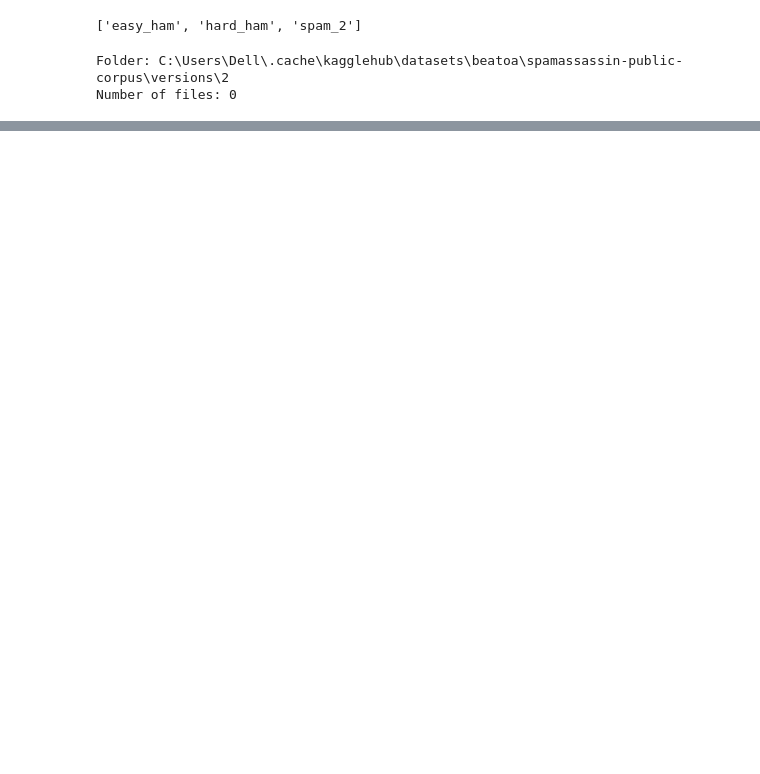
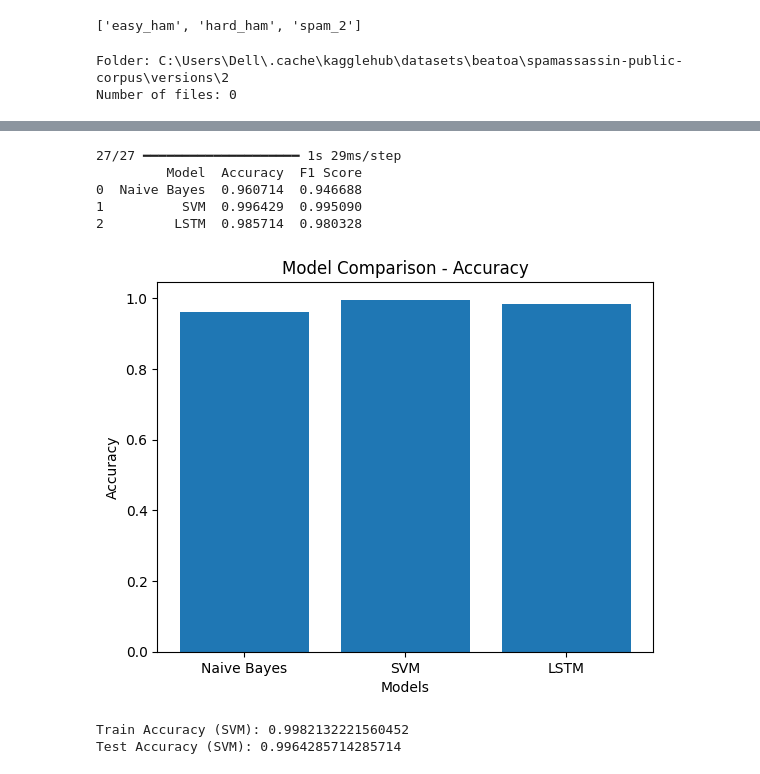
Before and after one commit to athulyamannambath/Email-Classification-Using-NLP-and-Machine-Learning, a Jupyter notebook: code.ipynb, the cells around one changed output, grey strips where cells are left out. Saved outputs shown, nothing was run; the diff lists cells and outputs as text; code cells hidden in the pictures; blank space fills up the shorter version.

```diff
--- a/code.ipynb
+++ b/code.ipynb
@@ -182,0 +162,12 @@ df['clean_text'] = df['email'].apply(clean_text)
+# %%
+from tensorflow.keras.preprocessing.text import Tokenizer
+from tensorflow.keras.preprocessing.sequence import pad_sequences
+
+tokenizer = Tokenizer(num_words=5000)
+tokenizer.fit_on_texts(X_train)
+
+X_train_seq = tokenizer.texts_to_sequences(X_train)
+X_test_seq = tokenizer.texts_to_sequences(X_test)
+
+X_train_pad = pad_sequences(X_train_seq, maxlen=100)
+X_test_pad = pad_sequences(X_test_seq, maxlen=100)
@@ -182,0 +220,3 @@ df['clean_text'] = df['email'].apply(clean_text)
+# %%
+loss, acc = model.evaluate(X_test_pad, y_test)
+print("LSTM Accuracy:", acc)
@@ -182,0 +244,42 @@ df['clean_text'] = df['email'].apply(clean_text)
+# %%
+import pandas as pd
+from sklearn.metrics import accuracy_score, f1_score
+
+results = pd.DataFrame({
+    "Model": ["Naive Bayes", "SVM", "LSTM"],
+    "Accuracy": [
+        accuracy_score(y_test, y_pred_nb),
+        accuracy_score(y_test, y_pred_svm),
+        acc  # from LSTM evaluation
+    ],
+    "F1 Score": [
+        f1_score(y_test, y_pred_nb),
+        f1_score(y_test, y_pred_svm),
+        f1_score(y_test, (model.predict(X_test_pad) > 0.5).astype("int32"))
+    ]
+})
+
+print(results)
+# %% [output]
+27/27 ━━━━━━━━━━━━━━━━━━━━ 1s 29ms/step
+         Model  Accuracy  F1 Score
+0  Naive Bayes  0.960714  0.946688
+1          SVM  0.996429  0.995090
+2         LSTM  0.985714  0.980328
+# %%
+import matplotlib.pyplot as plt
+
+plt.figure()
+plt.bar(results["Model"], results["Accuracy"])
+plt.xlabel("Models")
+plt.ylabel("Accuracy")
+plt.title("Model Comparison - Accuracy")
+plt.show()
+# %% [output]
+[figure, added]
+# %%
+print("Train Accuracy (SVM):", svm.score(X_train_tfidf, y_train))
+print("Test Accuracy (SVM):", svm.score(X_test_tfidf, y_test))
+# %% [output]
+Train Accuracy (SVM): 0.9982132221560452
+Test Accuracy (SVM): 0.9964285714285714
```
Also changed, not shown: parts of 27 cells of this notebook.
